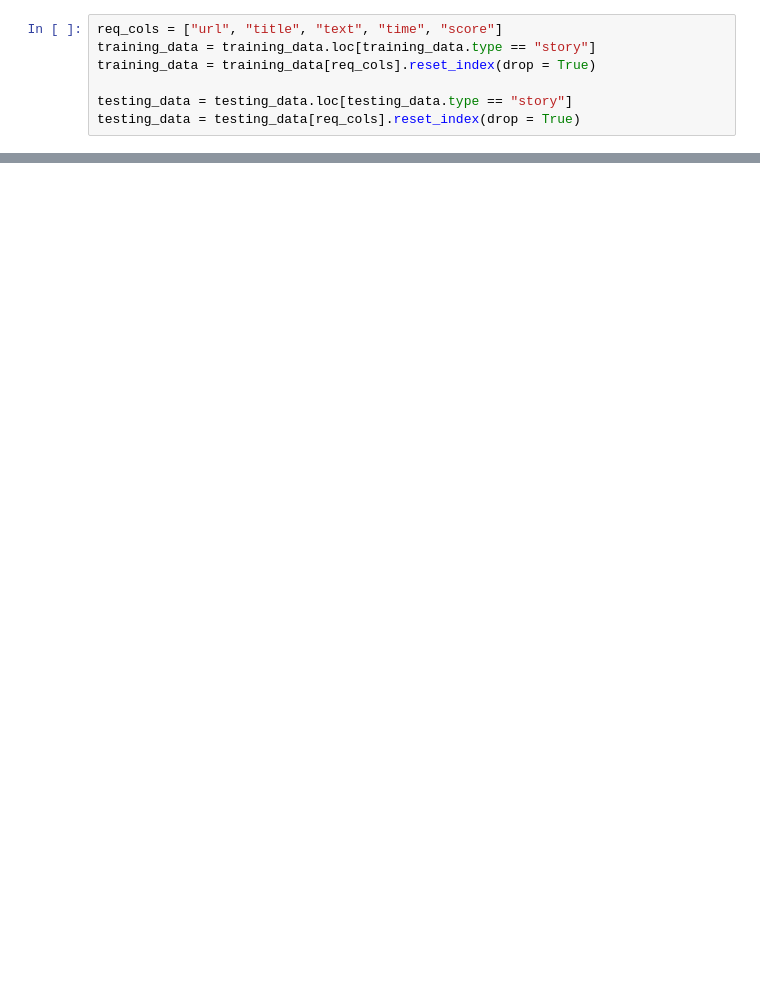
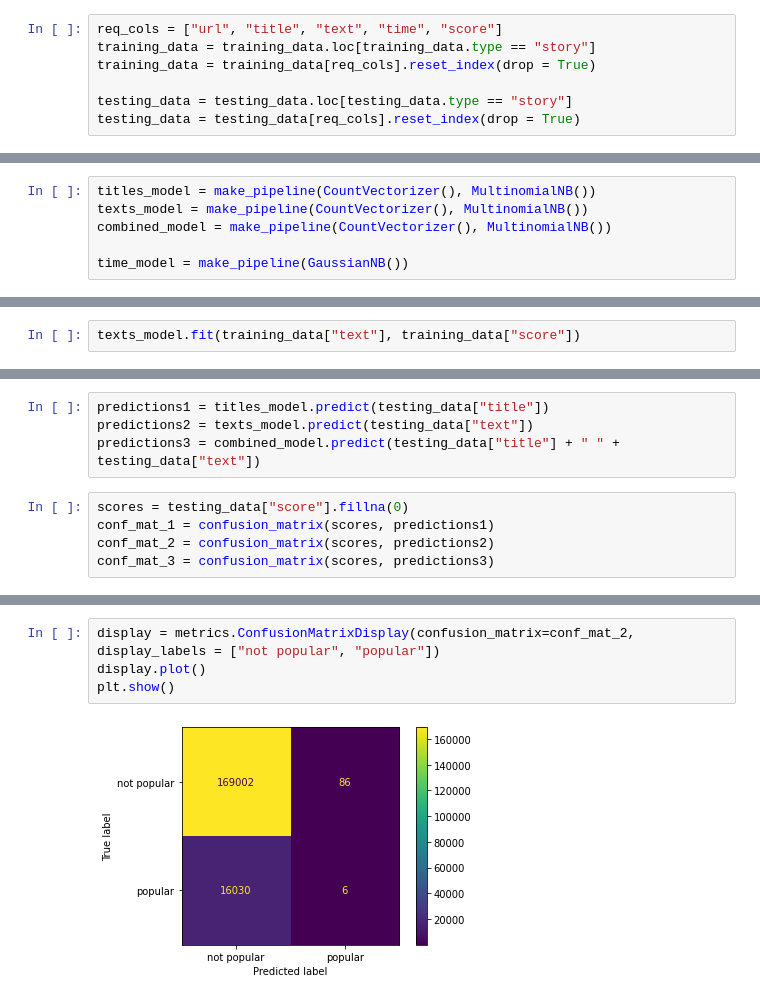
Before and after one commit to Zaidek/Part-II-Disertation, a Jupyter notebook: Naive Bayes/Bayes.ipynb, the cells around one changed output, grey strips where cells are left out. Cells and saved outputs as stored; diff of their text form; blank space fills up the shorter version.

Commit message:
created naive bayes models and added confusions matrices

```diff
--- a/Naive Bayes/Bayes.ipynb
+++ b/Naive Bayes/Bayes.ipynb
@@ -40,0 +121,6 @@ training_data
+# %%
+titles_model = make_pipeline(CountVectorizer(), MultinomialNB())
+texts_model = make_pipeline(CountVectorizer(), MultinomialNB())
+combined_model = make_pipeline(CountVectorizer(), MultinomialNB())
+
+time_model = make_pipeline(GaussianNB())
@@ -40,0 +132,2 @@ training_data
+# %%
+texts_model.fit(training_data["text"], training_data["score"])
@@ -40,0 +142,9 @@ training_data
+# %%
+predictions1 = titles_model.predict(testing_data["title"])
+predictions2 = texts_model.predict(testing_data["text"])
+predictions3 = combined_model.predict(testing_data["title"] + " " + testing_data["text"])
+# %%
+scores = testing_data["score"].fillna(0)
+conf_mat_1 = confusion_matrix(scores, predictions1)
+conf_mat_2 = confusion_matrix(scores, predictions2)
+conf_mat_3 = confusion_matrix(scores, predictions3)
@@ -40,0 +159,6 @@ training_data
+# %%
+display = metrics.ConfusionMatrixDisplay(confusion_matrix=conf_mat_2, display_labels = ["not popular", "popular"])
+display.plot()
+plt.show()
+# %% [output]
+[figure, added]
```
Also changed, not shown: parts of 17 cells of this notebook.
